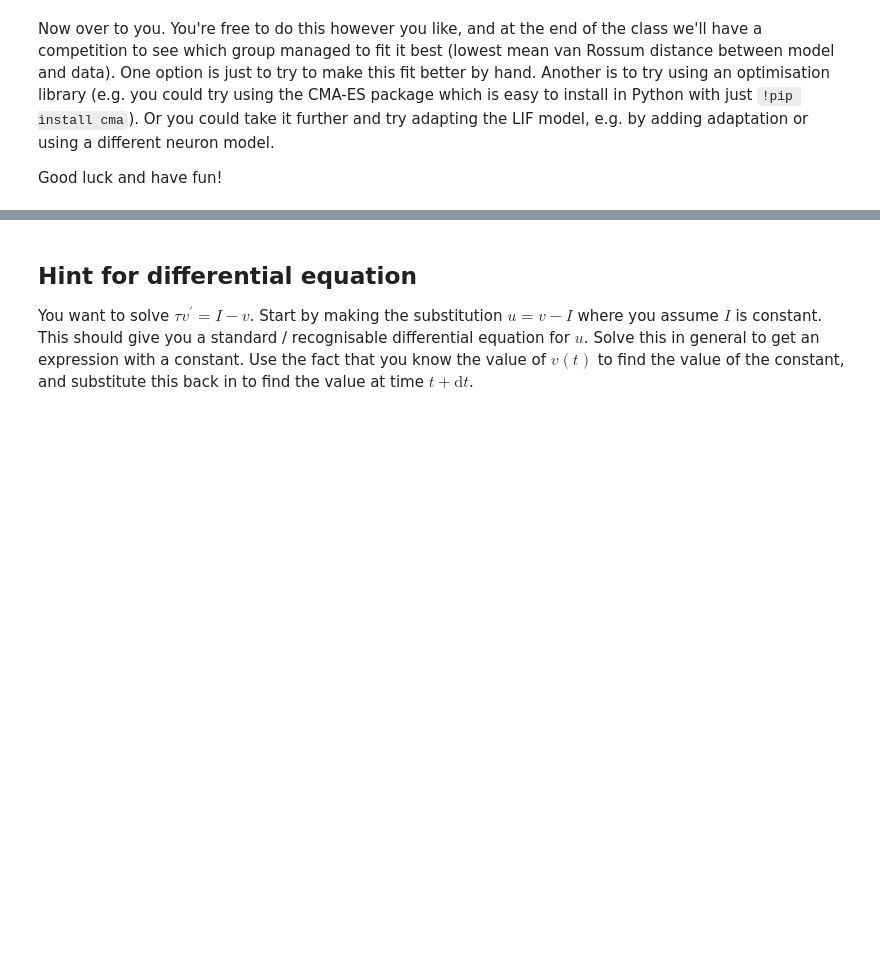
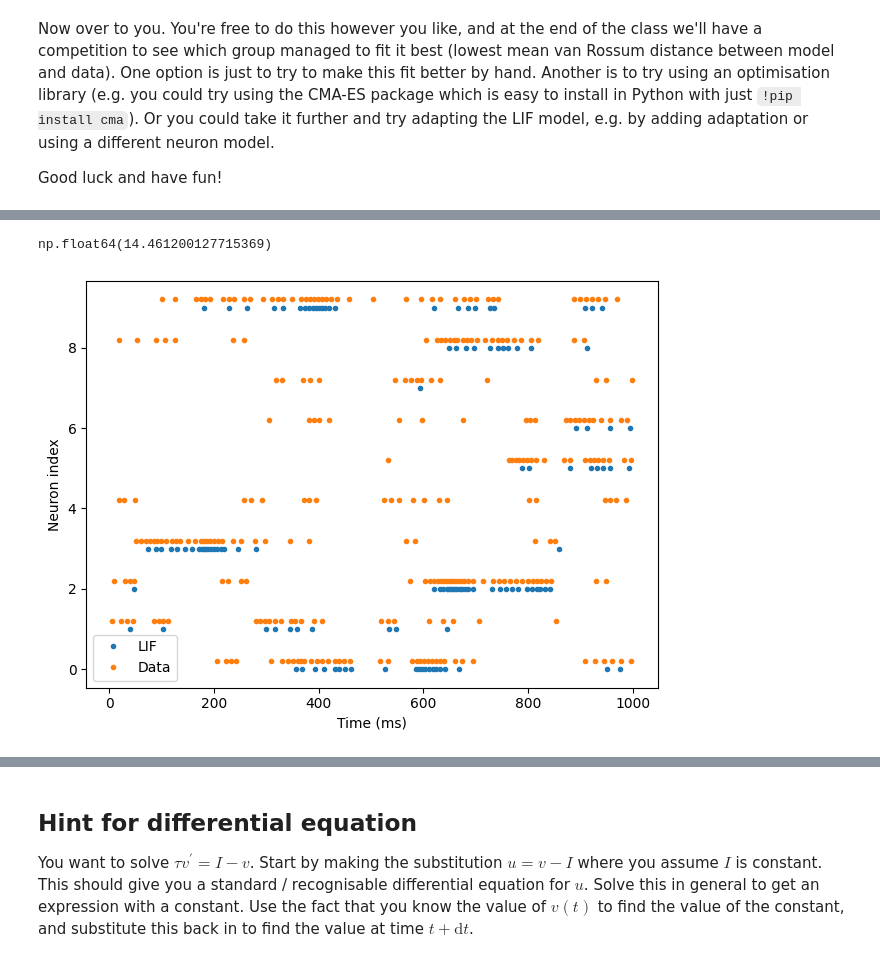
Before and after one commit to AlexBristol76/Neuro4ML-CW, a Jupyter notebook: w1-neurons/w1-neurons.ipynb, the cells around one changed output, grey strips where cells are left out. Saved outputs shown, nothing was run; the diff lists cells and outputs as text; code cells hidden in the pictures; blank space fills up the shorter version.

```diff
--- a/w1-neurons/w1-neurons.ipynb
+++ b/w1-neurons/w1-neurons.ipynb
@@ -183,0 +292,39 @@ Good luck and have fun!
+# %%
+# adjusted LIF to try having a lowering threshold to allow more burst fires perhaps?
+
+# want to have threshold have a similar kind of decaying exponential decaying behaviour after every fire
+
+def LIF(I, tau=10, threshold=1.0, reset=0.0, dt=0.1):
+    num_steps = len(I)
+    V_rec = np.zeros(num_steps)
+    spikes = [] # list to store spike times
+
+    # two optimization variables - threshold_step, spike_threshold_step
+
+    V = 0 # initialize membrane potential to zero
+    for step in range(num_steps):
+      time = step * dt # time in ms
+      V = np.exp(-dt / tau) * (V - I[step]) + I[step]
+
+      if threshold > 1:
+        threshold -= threshold_step
+      elif threshold < 1:
+        threshold += threshold_step
+
+      if V > threshold:
+        V = 0
+        spikes.append(time) # times when threshold is passed
+        threshold += spike_threshold_step
+      V_rec[step] = V
+
+    return V_rec, np.array(spikes)
+
+eval_LIF(state_I, spike_t, spike_i, a=3, b=0, tau_ms=50, do_plot=True)
+
+# add two more parameters for a variable threshold
+
+# spike_change: amount the threshold moves after a spike (could be positive or negative)
+# threshold_decay: amount it moves back towards 1 V
+# %% [output]
+np.float64(14.461200127715369)
+[figure, added]
```
Also changed, not shown: parts of 7 cells of this notebook.
